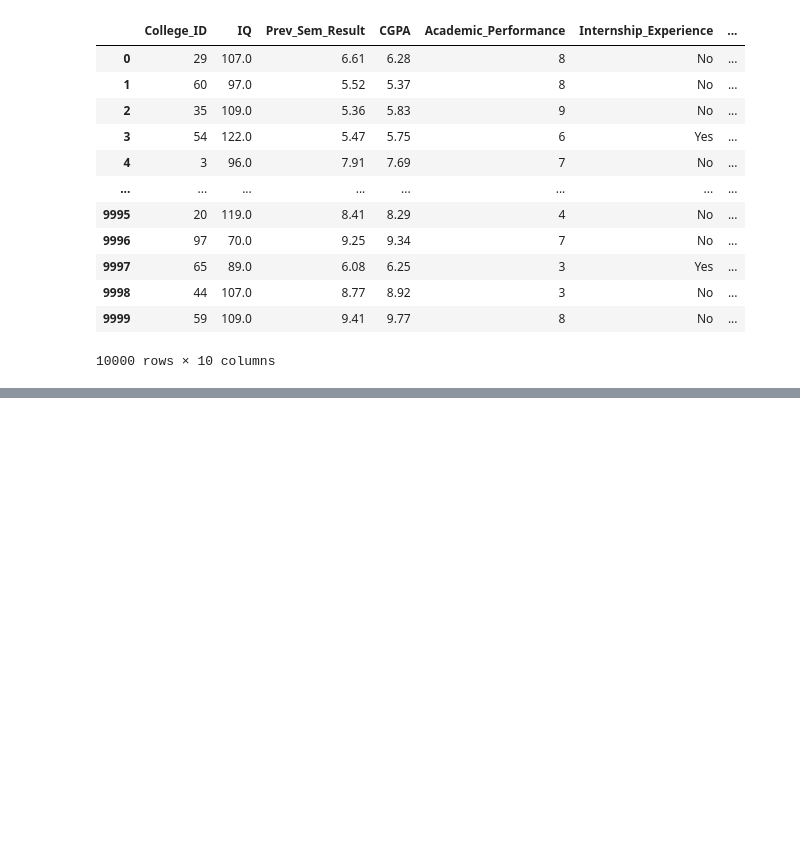
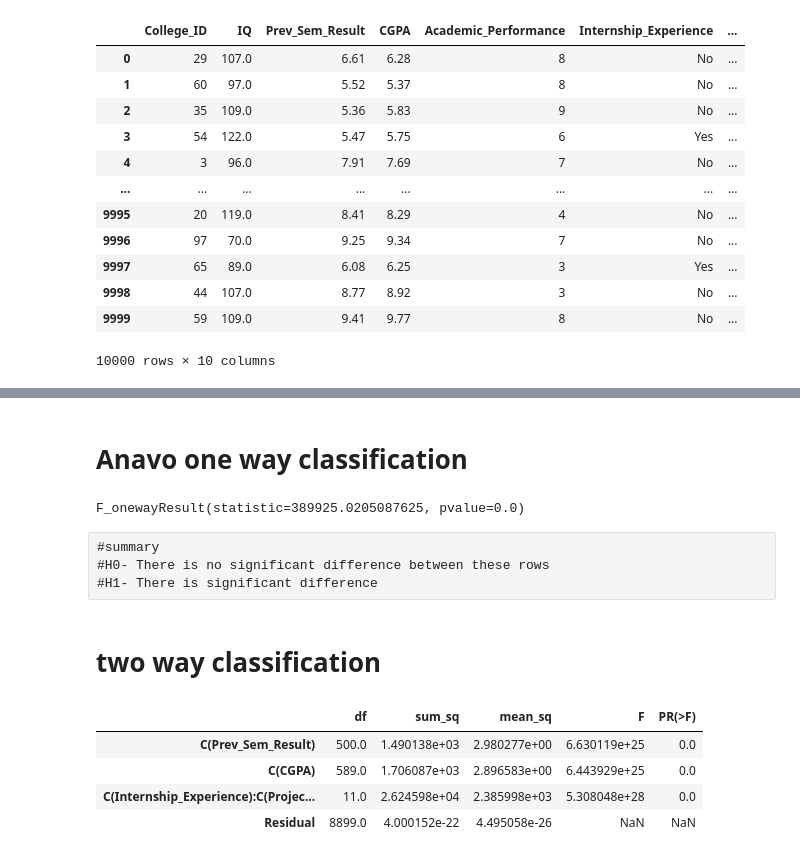
Before and after one commit to SENTHILKUMARTH/Week9.1-Capstone-Project, a Jupyter notebook: Week9.1-Capstone Project/3.Univariate Bivariate Analysis/Student-Placement-capstone.ipynb, the cells around one changed output, grey strips where cells are left out. Saved outputs shown, nothing was run; the diff lists cells and outputs as text; code cells hidden in the pictures; blank space fills up the shorter version.

```diff
--- a/Week9.1-Capstone Project/3.Univariate Bivariate Analysis/Student-Placement-capstone.ipynb
+++ b/Week9.1-Capstone Project/3.Univariate Bivariate Analysis/Student-Placement-capstone.ipynb
@@ -459,0 +537,26 @@ TtestResult(statistic=1.0259938220821896, pvalue=0.3049193180325378, df=9998.0)
+# %% [markdown]
+# Anavo one way classification
+# %%
+import scipy.stats as stats
+stats.f_oneway(dataset['IQ'],dataset['Prev_Sem_Result'],dataset['Projects_Completed'])
+# %% [output]
+F_onewayResult(statistic=389925.0205087625, pvalue=0.0)
+# %% [raw]
+#summary
+#H0- There is no significant difference between these rows
+#H1- There is significant difference
+# %% [markdown]
+# two way classification
+# %%
+import statsmodels.api as sm
+from statsmodels.formula.api import ols
+model = ols('Projects_Completed ~ C(Prev_Sem_Result) + C(CGPA) + C(Internship_Experience):C(Projects_Completed)', data=dataset).fit()
+result = sm.stats.anova_lm(model, type=2)
+# %%
+result
+# %% [output]
+|  | df | sum_sq | mean_sq | F | PR(>F) |
+| C(Prev_Sem_Result) | 500.0 | 1.490138e+03 | 2.980277e+00 | 6.630119e+25 | 0.0 |
+| C(CGPA) | 589.0 | 1.706087e+03 | 2.896583e+00 | 6.443929e+25 | 0.0 |
+| C(Internship_Experience):C(Projec... | 11.0 | 2.624598e+04 | 2.385998e+03 | 5.308048e+28 | 0.0 |
+| Residual | 8899.0 | 4.000152e-22 | 4.495058e-26 | NaN | NaN |
```
Also changed, not shown: parts of 18 cells of this notebook.
